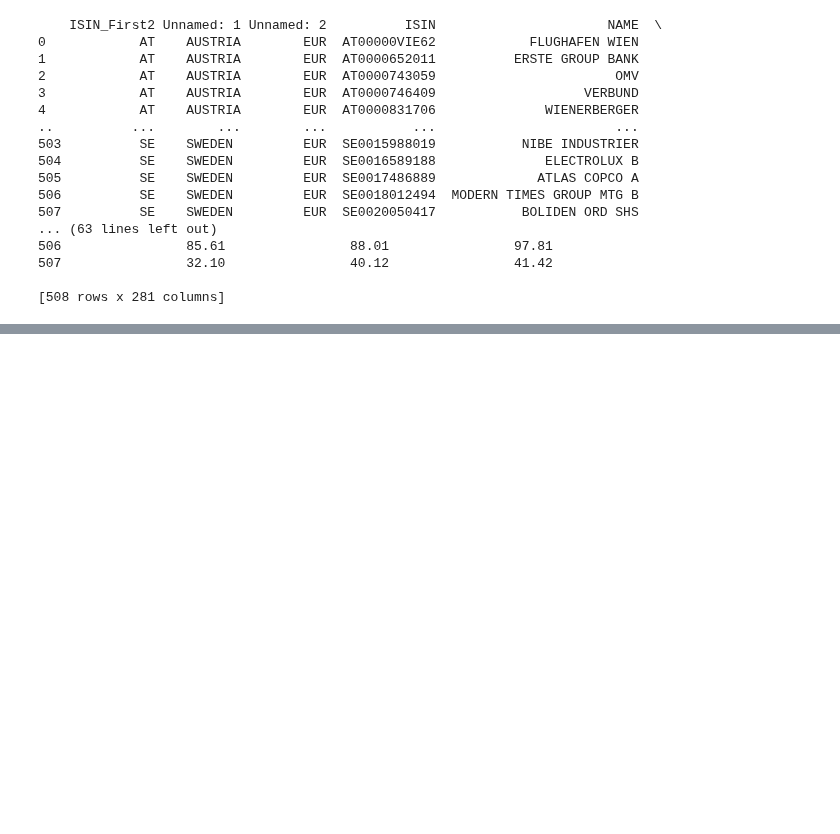
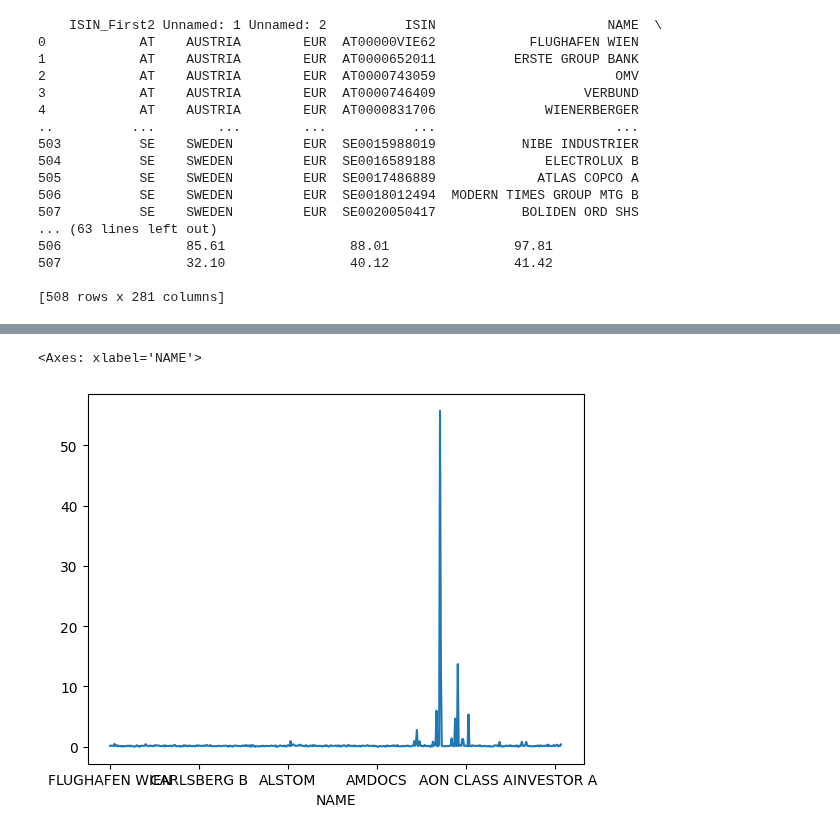
Before and after one commit to GiammarcoBozzelli/SEF, a Jupyter notebook: main.ipynb, the cells around one changed output, grey strips where cells are left out. Saved outputs shown, nothing was run; the diff lists cells and outputs as text; code cells hidden in the pictures; blank space fills up the shorter version.

```diff
--- a/main.ipynb
+++ b/main.ipynb
@@ -170,0 +210,5 @@ df_EUR_monthly_return.to_csv('/Users/giuli\Documents\SEF_Homework1\SEF/df_EUR_mo
+# %%
+df_capitalization_monthly.drop(df_capitalization_monthly.columns[:4], axis=1, inplace=True)
+# %%
+df_capitalization_monthly.set_index('NAME', inplace = True)
+df_capitalization_monthly_T = df_capitalization_monthly.T
@@ -170,0 +231,2 @@ df_EUR_monthly_return.to_csv('/Users/giuli\Documents\SEF_Homework1\SEF/df_EUR_mo
+# %%
+df_returns_monthly = df_capitalization_monthly_T.pct_change()
@@ -170,0 +249,2 @@ df_EUR_monthly_return.to_csv('/Users/giuli\Documents\SEF_Homework1\SEF/df_EUR_mo
+# %%
+df_returns_annualized = df_returns_monthly.mean() * 12
@@ -170,0 +267,5 @@ df_EUR_monthly_return.to_csv('/Users/giuli\Documents\SEF_Homework1\SEF/df_EUR_mo
+# %%
+df_returns_annualized.plot()
+# %% [output]
+<Axes: xlabel='NAME'>
+[figure, added]
```
Also changed, not shown: parts of 25 cells of this notebook.
